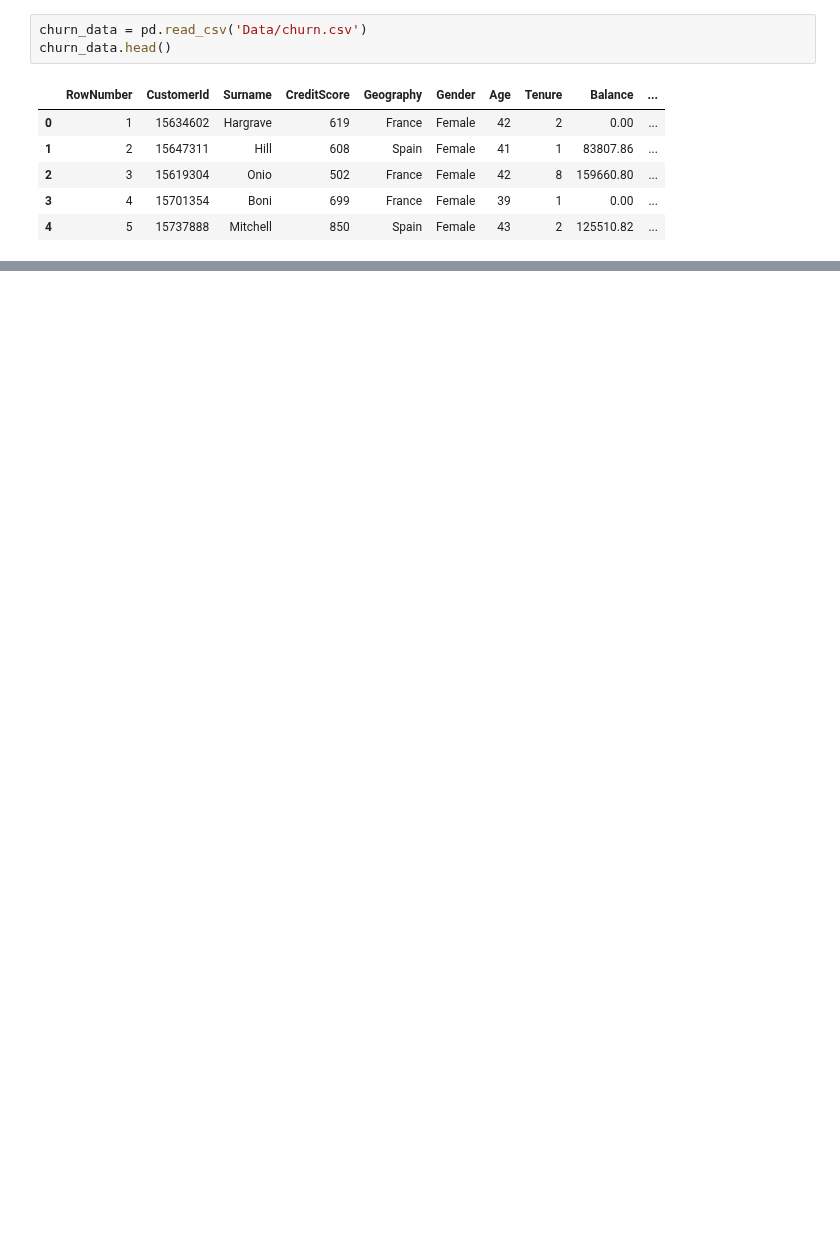
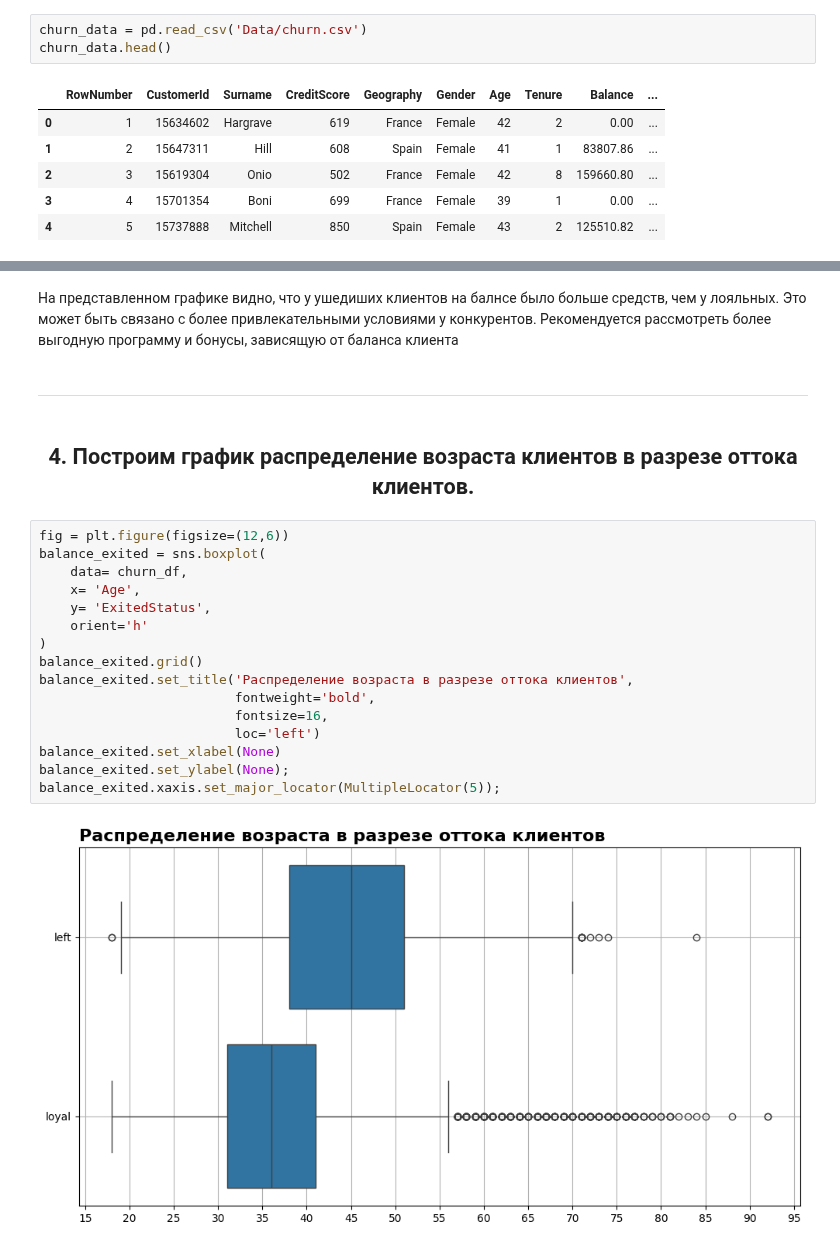
Before and after one commit to MaxiproDP/DS_Modules, a Jupyter notebook: Module 13/HW_01 (Bank analysys).ipynb, the cells around one changed output, grey strips where cells are left out. Cells and saved outputs as stored; diff of their text form; blank space fills up the shorter version.

```diff
--- a/Module 13/HW_01 (Bank analysys).ipynb
+++ b/Module 13/HW_01 (Bank analysys).ipynb
@@ -100,0 +320,25 @@ churn_data.shape
+# %% [markdown]
+На представленном графике видно, что у ушедиших клиентов на балнсе было больше средств, чем у лояльных.
+Это может быть связано с более привлекательными условиями у конкурентов. Рекомендуется рассмотреть более выгодную программу и бонусы, зависящую от баланса клиента
+# %% [markdown]
+___
+# %% [markdown]
+## <center> 4. Построим график распределение возраста клиентов в разрезе оттока клиентов.
+# %%
+fig = plt.figure(figsize=(12,6))
+balance_exited = sns.boxplot(
+    data= churn_df,
+    x= 'Age',
+    y= 'ExitedStatus',
+    orient='h'
+)
+balance_exited.grid()
+balance_exited.set_title('Распределение возраста в разрезе оттока клиентов',
+                         fontweight='bold',
+                         fontsize=16,
+                         loc='left')
+balance_exited.set_xlabel(None)
+balance_exited.set_ylabel(None);
+balance_exited.xaxis.set_major_locator(MultipleLocator(5));
+# %% [output]
+[figure, added]
```
Also changed, not shown: parts of 69 cells of this notebook, 3 other files.
